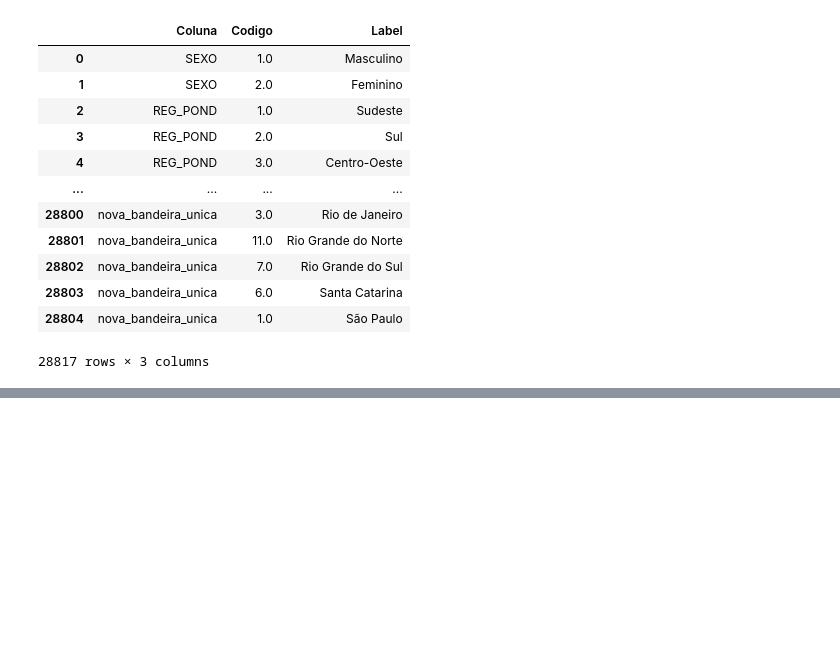
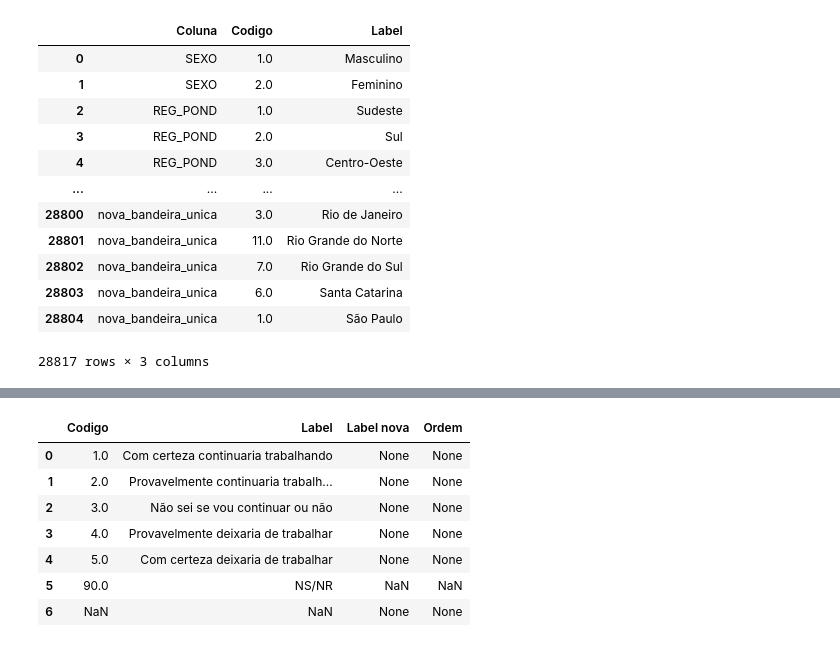
Before and after one commit to RaynerSantos/Processamento-Estatistico, a Jupyter notebook: App_beta/Testes.ipynb, the cells around one changed output, grey strips where cells are left out. Saved outputs shown, nothing was run; the diff lists cells and outputs as text; code cells hidden in the pictures; blank space fills up the shorter version.

```diff
--- a/App_beta/Testes.ipynb
+++ b/App_beta/Testes.ipynb
@@ -697,0 +782,3 @@ pd.concat([lista_labels_v2, df_bandeira_unica], axis=0)
+# %%
+labels_sub = lista_labels.loc[lista_labels["Coluna"] == COL]
+labels_sub
@@ -697,0 +793,10 @@ pd.concat([lista_labels_v2, df_bandeira_unica], axis=0)
+# %%
+dataframe_recode_value_counts = pd.DataFrame(data[COL].value_counts(dropna=False))
+print(dataframe_recode_value_counts.columns)
+print(dataframe_recode_value_counts.index)
+dataframe_recode_value_counts["Codigo"] = dataframe_recode_value_counts.index
+dataframe_recode_value_counts["Label"] = dataframe_recode_value_counts["Codigo"].map(dict(zip(labels_sub["Codigo"], labels_sub["Label"])))
+dataframe_recode_value_counts['Label nova'] = None
+dataframe_recode_value_counts['Ordem'] = None
+dataframe_recode_value_counts = dataframe_recode_value_counts[["Codigo", "Label", "Label nova", "Ordem"]]
+print(dataframe_recode_value_counts)
@@ -697,0 +814,6 @@ pd.concat([lista_labels_v2, df_bandeira_unica], axis=0)
+# %%
+dataframe_recode = lista_labels[lista_labels['Coluna'] == COL][['Codigo', 'Label']].copy()
+dataframe_recode = dataframe_recode.rename(columns={'Codigo': 'Codigo', 'Label': 'Label'})
+dataframe_recode['Label nova'] = None
+dataframe_recode['Ordem'] = None
+print(dataframe_recode)
@@ -697,0 +828,26 @@ pd.concat([lista_labels_v2, df_bandeira_unica], axis=0)
+# %%
+df_merge = dataframe_recode.merge(
+    dataframe_recode_value_counts,
+    on="Codigo",
+    how="outer",
+    suffixes=("_recode", "_vc")
+)
+df_merge["Label"] = df_merge["Label_recode"].combine_first(df_merge["Label_vc"])
+df_merge["Label nova"] = df_merge["Label nova_recode"].combine_first(df_merge["Label nova_vc"])
+df_merge["Ordem"] = df_merge["Ordem_recode"].combine_first(df_merge["Ordem_vc"])
+
+df_merge_recode = df_merge.drop(columns=[
+    "Label_recode", "Label_vc",
+    "Label nova_recode", "Label nova_vc",
+    "Ordem_recode", "Ordem_vc"
+])
+df_merge_recode
+# %% [output]
+|  | Codigo | Label | Label nova | Ordem |
+| 0 | 1.0 | Com certeza continuaria trabalhando | None | None |
+| 1 | 2.0 | Provavelmente continuaria trabalh... | None | None |
+| 2 | 3.0 | Não sei se vou continuar ou não | None | None |
+| 3 | 4.0 | Provavelmente deixaria de trabalhar | None | None |
+| 4 | 5.0 | Com certeza deixaria de trabalhar | None | None |
+| 5 | 90.0 | NS/NR | NaN | NaN |
+| 6 | NaN | NaN | None | None |
```
Also changed, not shown: parts of 7 cells of this notebook, 3 other files.
